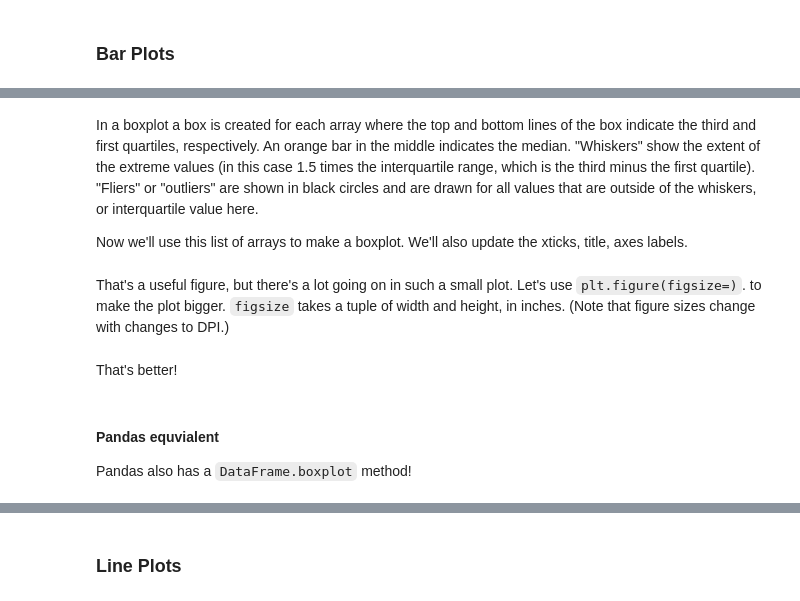
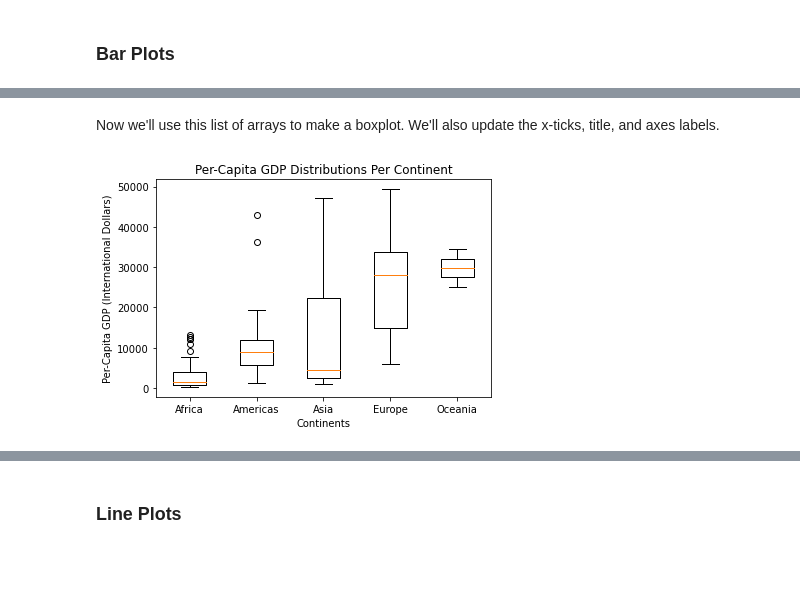
Before and after one commit to dlab-berkeley/Python-Data-Visualization-Legacy, a Jupyter notebook: lessons/Python-Data-Visualization.ipynb, the cells around one changed output, grey strips where cells are left out. Cells and saved outputs as stored; diff of their text form; code cells hidden in the pictures; blank space fills up the shorter version.

```diff
--- a/lessons/Python-Data-Visualization.ipynb
+++ b/lessons/Python-Data-Visualization.ipynb
@@ -308,6 +324,6 @@ Now that we know we've seen how GDP was distributed during 2007, and how many co
 # %%
 continent_gdp_latest = []
-for c in continents:
+for c in country_counts['continent']:
     gm_latest_cur_cont = gm_latest[gm_latest['continent'] == c]
     cur_gdp_vals = gm_latest_cur_cont['gdpPercap'].values
     continent_gdp_latest.append(cur_gdp_vals)
@@ -316,12 +350,10 @@ continent_gdp_latest
-# %% [markdown]
-In a boxplot a box is created for each array where the top and bottom lines of the box indicate the third and first quartiles, respectively. An orange bar in the middle indicates the median. "Whiskers" show the extent of the extreme values (in this case 1.5 times the interquartile range, which is the third minus the first quartile). "Fliers" or "outliers" are shown in black circles and are drawn for all values that are outside of the whiskers, or interquartile value here.
-
-Now we'll use this list of arrays to make a boxplot. We'll also update the xticks, title, axes labels.
+# %% [markdown]
+Now we'll use this list of arrays to make a boxplot. We'll also update the x-ticks, title, and axes labels.
 # %%
 plt.boxplot(continent_gdp_latest)
 plt.title('Per-Capita GDP Distributions Per Continent')
 plt.xlabel('Continents')
 plt.ylabel('Per-Capita GDP (International Dollars)')
-plt.xticks(range(1, len(continents) + 1), continents);
+plt.xticks(range(1, len(country_counts['continent']) + 1), country_counts['continent']);
+# %% [output]
+[figure, added]
-# %% [markdown]
-That's a useful figure, but there's a lot going on in such a small plot. Let's use `plt.figure(figsize=)`. to make the plot bigger. `figsize` takes a tuple of width and height, in inches. (Note that figure sizes change with changes to DPI.)
@@ -335,6 +359,0 @@ plt.xticks(range(1, len(continents) + 1), continents);
-# %% [markdown]
-That's better!
-# %% [markdown]
-#### Pandas equvialent
-
-Pandas also has a `DataFrame.boxplot` method!
```
Also changed, not shown: parts of 157 cells of this notebook, 1 other file.
